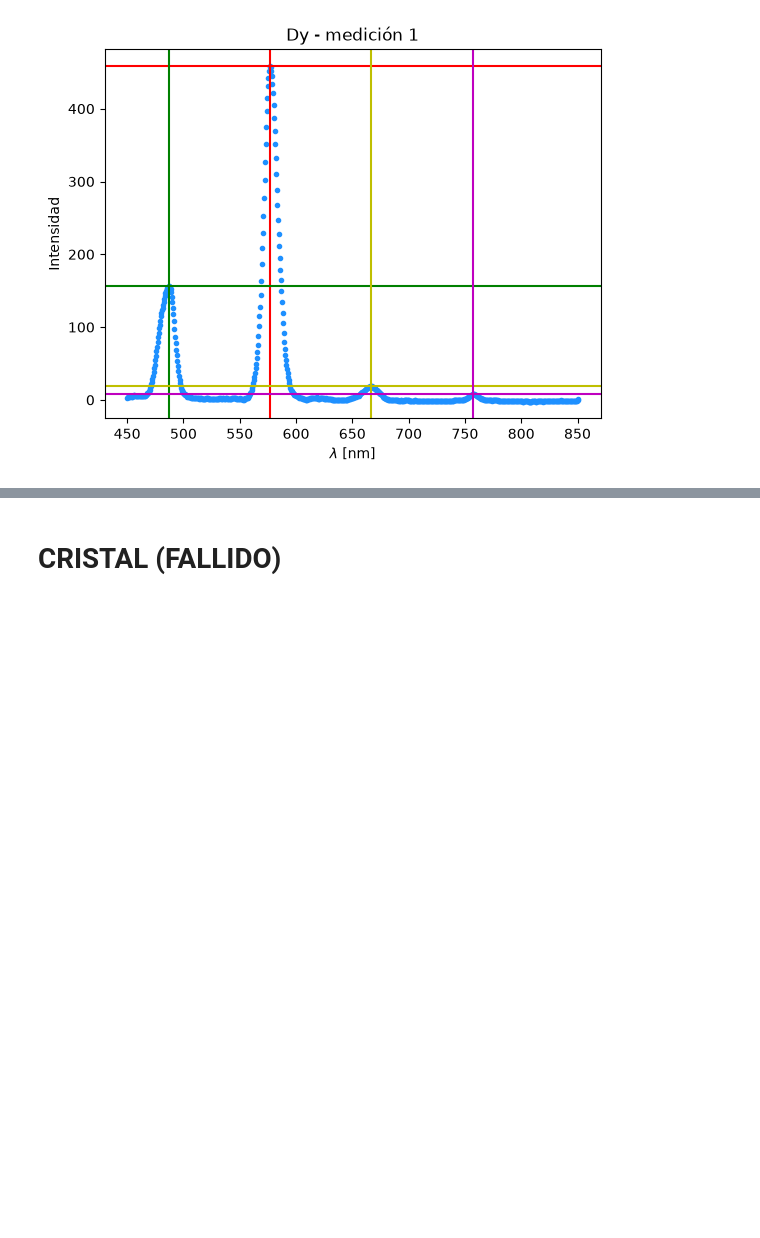
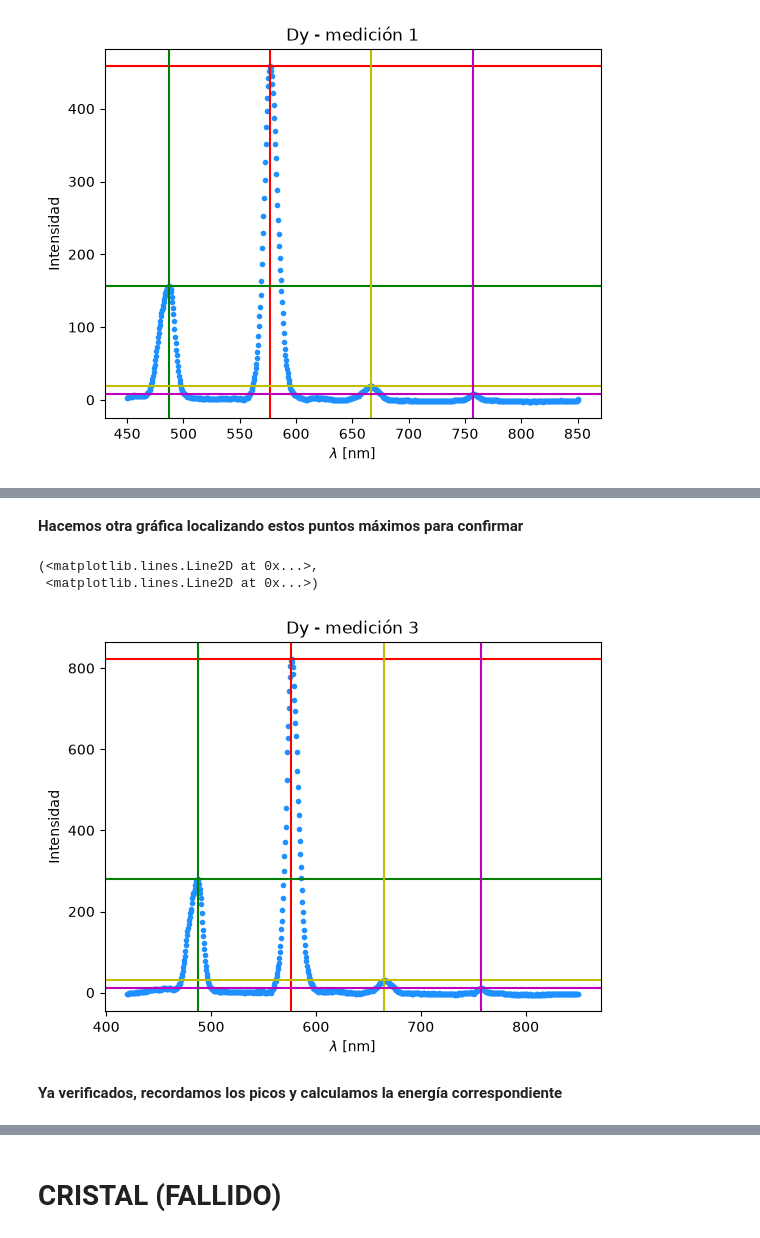
Before and after one commit to Alexi5omg/Labo-Contemporanea-I, a Jupyter notebook: P2-Propiedades_Opticas_Tierras_Raras/Analisis-P2.ipynb, the cells around one changed output, grey strips where cells are left out. Drawn from its saved outputs; the diff is of its cells as text; code cells hidden in the pictures; blank space fills up the shorter version.

```diff
--- a/P2-Propiedades_Opticas_Tierras_Raras/Analisis-P2.ipynb
+++ b/P2-Propiedades_Opticas_Tierras_Raras/Analisis-P2.ipynb
@@ -127,0 +331,29 @@ plt.axvline(dy_med_1_pico_4,c='m'), plt.axhline(dy_med_1_maxInt_4,c='m') # pico
+# %%
+# Ubicamos el pico (1) más grande
+dy_med_3_maxInt_1 = max(dy_med_3_y)
+dy_med_3_pico_1 = dy_med_3_x[np.argmax(dy_med_3_y)]
+
+print('Intensidad max 1 =',dy_med_3_maxInt_1)
+print(r'Lambda max 1 =',dy_med_3_pico_1)
+
+# Ubicamos los demás picos ajustando el rango a mano (viendo la gráfica)
+# pico (2)
+dy_med_3_maxInt_2 = max(dy_med_3_y[0:200])
+dy_med_3_pico_2 = dy_med_3_x[np.argmax(dy_med_3_y[0:200])]
+
+print('Intensidad max 2 =',dy_med_3_maxInt_2)
+print(r'Lambda max 2 =',dy_med_3_pico_2)
+
+# pico (3)
+dy_med_3_maxInt_3 = max(dy_med_3_y[400:600])
+dy_med_3_pico_3 = dy_med_3_x[400 + np.argmax(dy_med_3_y[400:600])]
+
+print('Intensidad max 3 =',dy_med_3_maxInt_3)
+print(r'Lambda max 3 =',dy_med_3_pico_3)
+
+# pico (4)
+dy_med_3_maxInt_4 = max(dy_med_3_y[600::])
+dy_med_3_pico_4 = dy_med_3_x[600 + np.argmax(dy_med_3_y[600::])]
+
+print('Intensidad max 4 =',dy_med_3_maxInt_4)
+print(r'Lambda max 4 =',dy_med_3_pico_4)
@@ -127,0 +369,17 @@ plt.axvline(dy_med_1_pico_4,c='m'), plt.axhline(dy_med_1_maxInt_4,c='m') # pico
+# %% [markdown]
+**Hacemos otra gráfica localizando estos puntos máximos para confirmar**
+# %%
+plt.plot(dy_med_3_x,dy_med_3_y,'.',c='dodgerblue')
+plt.title('Dy - medición 3')
+plt.xlabel(r'$\lambda$ [nm]'), plt.ylabel(r'Intensidad')
+plt.axvline(dy_med_3_pico_1,c='r'), plt.axhline(dy_med_3_maxInt_1,c='r') # pico (1)
+plt.axvline(dy_med_3_pico_2,c='g'), plt.axhline(dy_med_3_maxInt_2,c='g') # pico (2)
+plt.axvline(dy_med_3_pico_3,c='y'), plt.axhline(dy_med_3_maxInt_3,c='y') # pico (3)
+plt.axvline(dy_med_3_pico_4,c='m'), plt.axhline(dy_med_3_maxInt_4,c='m') # pico (4)
+#plt.grid()
+# %% [output]
+(<matplotlib.lines.Line2D at 0x...>,
+ <matplotlib.lines.Line2D at 0x...>)
+[figure, added]
+# %% [markdown]
+**Ya verificados, recordamos los picos y calculamos la energía correspondiente**
```
Also changed, not shown: parts of 38 cells of this notebook.
